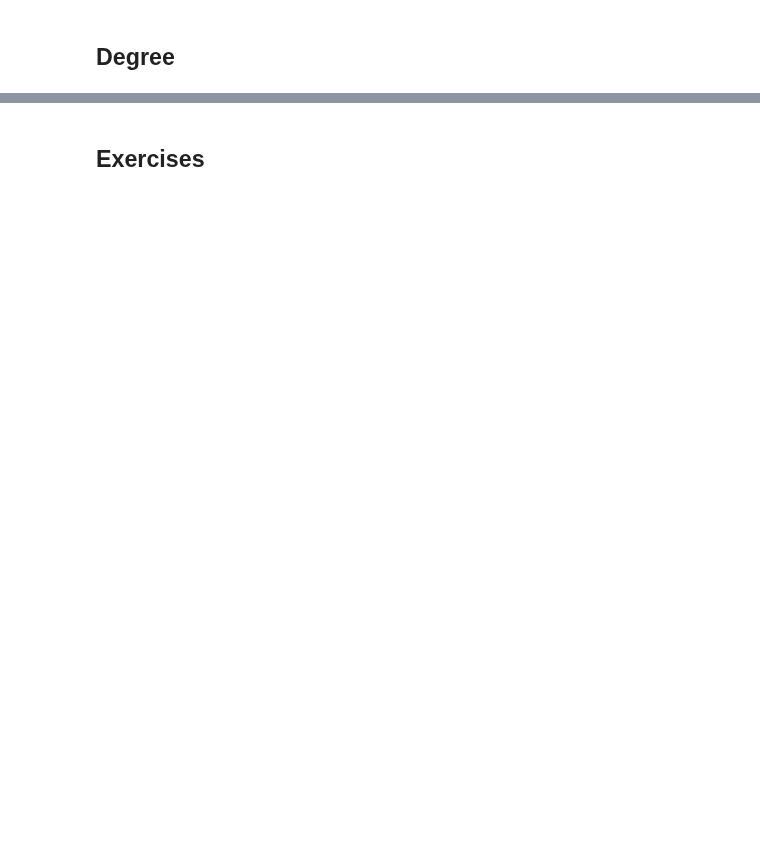
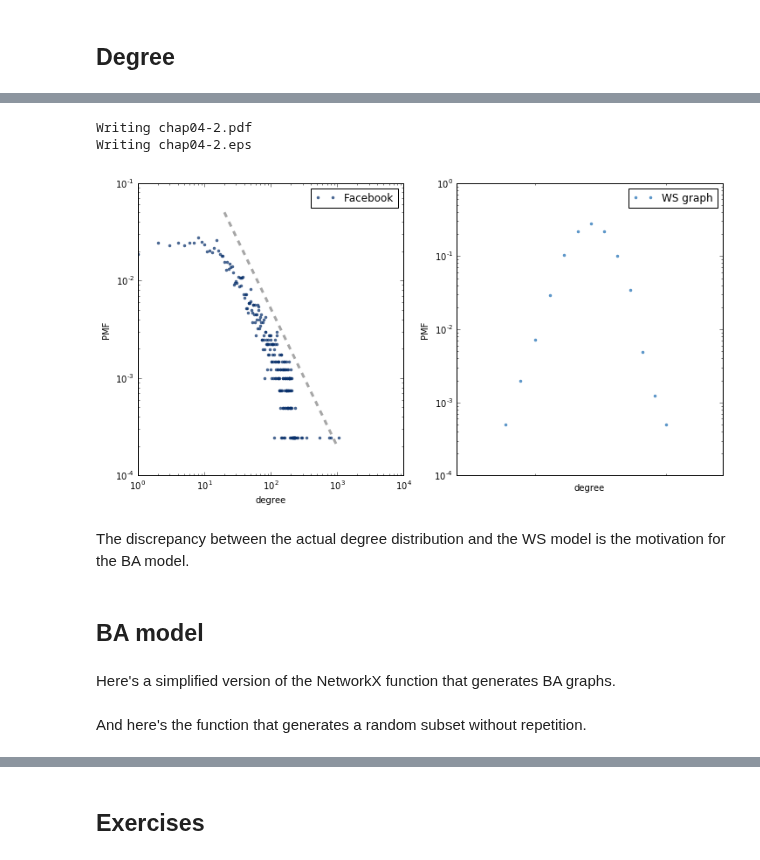
Before and after one commit to AllenDowney/ThinkComplexity2, a Jupyter notebook: code/chap04.ipynb, the cells around one changed output, grey strips where cells are left out. Cells and saved outputs as stored; diff of their text form; code cells hidden in the pictures; blank space fills up the shorter version.

```diff
--- a/code/chap04.ipynb
+++ b/code/chap04.ipynb
@@ -103,4 +98,6 @@ np.percentile(pls, 90)
 # %%
+n = len(fb)
+m = len(fb.edges())
 k = int(round(2*m/n))
 k
 # %% [output]
@@ -165,0 +259,27 @@ from thinkstats2 import Pmf
+# %%
+thinkplot.preplot(cols=2)
+
+thinkplot.plot([20, 1000], [5e-2, 2e-4], color='gray', linestyle='dashed')
+
+thinkplot.Pdf(pmf_fb, style='.', label='Facebook')
+thinkplot.config(xscale='log', yscale='log',
+                 xlabel='degree', ylabel='PMF')
+
+thinkplot.subplot(2)
+
+thinkplot.Pdf(pmf_ws, style='.', label='WS graph')
+thinkplot.config(xlim=[35, 55],
+                 xscale='log', yscale='log',
+                 xlabel='degree', ylabel='PMF')
+
+thinkplot.save('chap04-2', clf=False)
+# %% [output]
+Writing chap04-2.pdf
+Writing chap04-2.eps
+[figure, added]
+# %% [markdown]
+The discrepancy between the actual degree distribution and the WS model is the motivation for the BA model.
+# %% [markdown]
+## BA model
+# %% [markdown]
+Here's a simplified version of the NetworkX function that generates BA graphs.
@@ -165,0 +308,2 @@ from thinkstats2 import Pmf
+# %% [markdown]
+And here's the function that generates a random subset without repetition.
```
Also changed, not shown: parts of 177 cells of this notebook, 1 other file.
